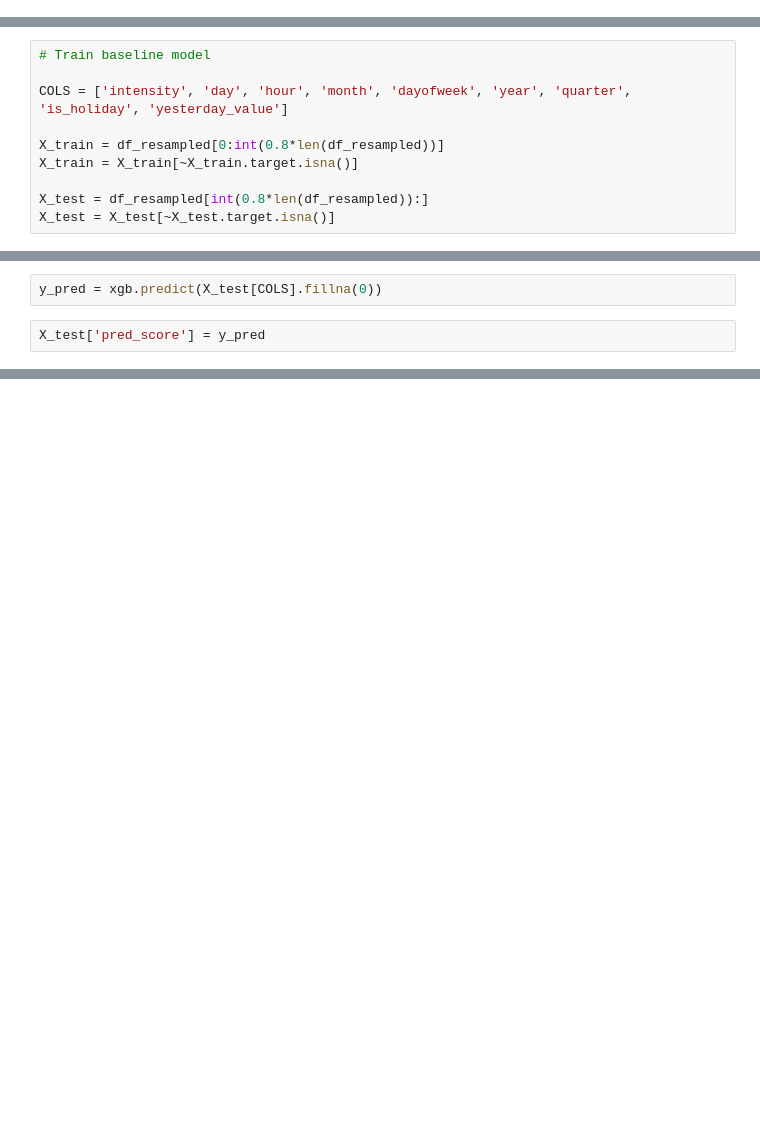
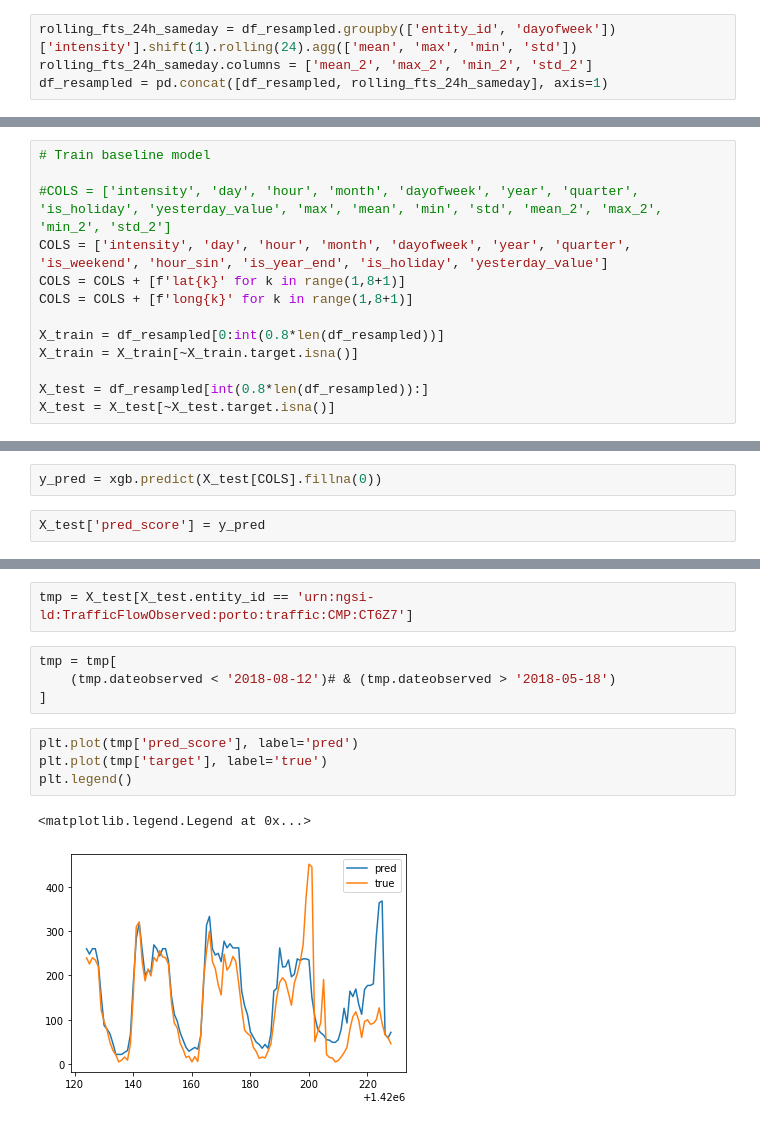
Before and after one commit to TiagoFilipeSousaGoncalves/wdl-tech-moguls, a Jupyter notebook: stage-2/code/Deliverable.ipynb, the cells around one changed output, grey strips where cells are left out. Saved outputs shown, nothing was run; the diff lists cells and outputs as text; blank space fills up the shorter version.

```diff
--- a/stage-2/code/Deliverable.ipynb
+++ b/stage-2/code/Deliverable.ipynb
@@ -194,10 +193,17 @@ df_resampled.tail()
+# %%
+rolling_fts_24h_sameday = df_resampled.groupby(['entity_id', 'dayofweek'])['intensity'].shift(1).rolling(24).agg(['mean', 'max', 'min', 'std'])
+rolling_fts_24h_sameday.columns = ['mean_2', 'max_2', 'min_2', 'std_2']
+df_resampled = pd.concat([df_resampled, rolling_fts_24h_sameday], axis=1)
 # %%
 from sklearn.linear_model import LinearRegression
 from xgboost import XGBRegressor
 # %%
 # Train baseline model
 
-COLS = ['intensity', 'day', 'hour', 'month', 'dayofweek', 'year', 'quarter', 'is_holiday', 'yesterday_value']
+#COLS = ['intensity', 'day', 'hour', 'month', 'dayofweek', 'year', 'quarter', 'is_holiday', 'yesterday_value', 'max', 'mean', 'min', 'std', 'mean_2', 'max_2', 'min_2', 'std_2']
+COLS = ['intensity', 'day', 'hour', 'month', 'dayofweek', 'year', 'quarter', 'is_weekend', 'hour_sin', 'is_year_end', 'is_holiday', 'yesterday_value']
+COLS = COLS + [f'lat{k}' for k in range(1,8+1)]
+COLS = COLS + [f'long{k}' for k in range(1,8+1)]
 
 X_train = df_resampled[0:int(0.8*len(df_resampled))]
 X_train = X_train[~X_train.target.isna()]
@@ -230,0 +268,13 @@ xgb.get_booster().get_score(importance_type='weight')
+# %%
+tmp = X_test[X_test.entity_id == 'urn:ngsi-ld:TrafficFlowObserved:porto:traffic:CMP:CT6Z7']
+# %%
+tmp = tmp[
+    (tmp.dateobserved < '2018-08-12')# & (tmp.dateobserved > '2018-05-18')
+]
+# %%
+plt.plot(tmp['pred_score'], label='pred')
+plt.plot(tmp['target'], label='true')
+plt.legend()
+# %% [output]
+<matplotlib.legend.Legend at 0x...>
+[figure, added]
```
Also changed, not shown: parts of 23 cells of this notebook.
